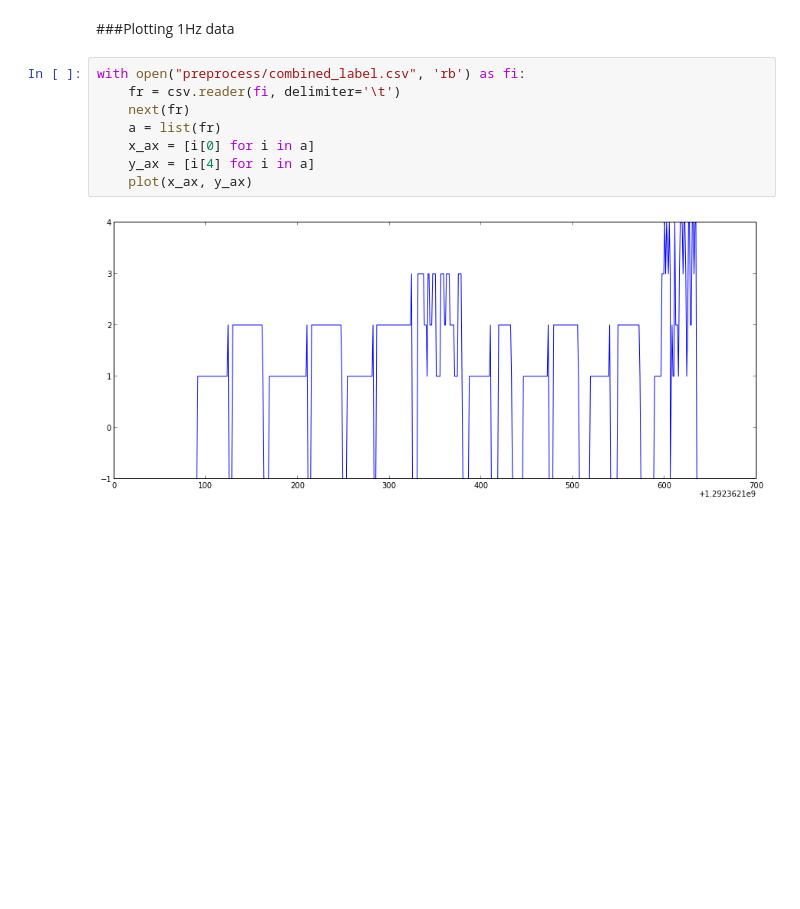
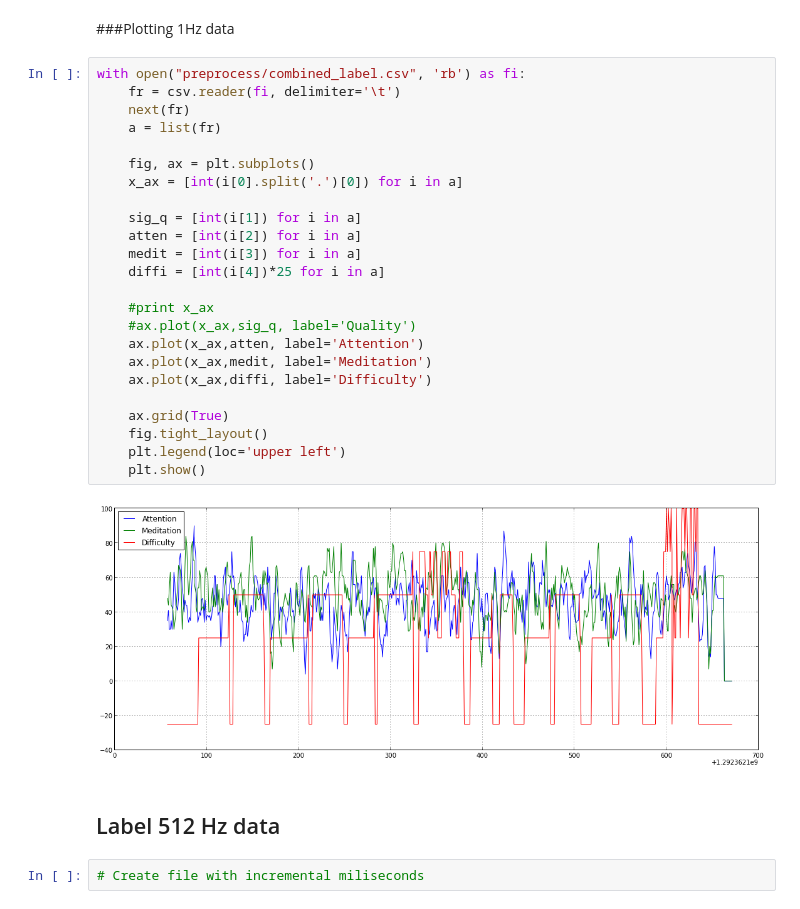
Before and after one commit to sagarjauhari/BCIpy, a Jupyter notebook: eeg_data.ipynb, the cells around one changed output. Cells and saved outputs as stored; diff of their text form; blank space fills up the shorter version.

Commit message:
plotting together att, medit, difficulty

```diff
--- a/eeg_data.ipynb
+++ b/eeg_data.ipynb
@@ -125,10 +127,30 @@ label_data("../data/eeg_sample/20101214163931.a.combined.csv",
 # %%
 with open("preprocess/combined_label.csv", 'rb') as fi:
     fr = csv.reader(fi, delimiter='\t')
     next(fr)
     a = list(fr)
-    x_ax = [i[0] for i in a]
-    y_ax = [i[4] for i in a]
-    plot(x_ax, y_ax)
+
+    fig, ax = plt.subplots()
+    x_ax = [int(i[0].split('.')[0]) for i in a]
+
+    sig_q = [int(i[1]) for i in a]
+    atten = [int(i[2]) for i in a]
+    medit = [int(i[3]) for i in a]
+    diffi = [int(i[4])*25 for i in a]
+
+    #print x_ax
+    #ax.plot(x_ax,sig_q, label='Quality')
+    ax.plot(x_ax,atten, label='Attention')
+    ax.plot(x_ax,medit, label='Meditation')
+    ax.plot(x_ax,diffi, label='Difficulty')
+
+    ax.grid(True)
+    fig.tight_layout()
+    plt.legend(loc='upper left')
+    plt.show()
 # %% [output]
-[figure, old version]
+[figure, new version]
+# %% [markdown]
+## Label 512 Hz data
+# %%
+# Create file with incremental miliseconds
```
Also changed, not shown: parts of 1 cell of this notebook.
